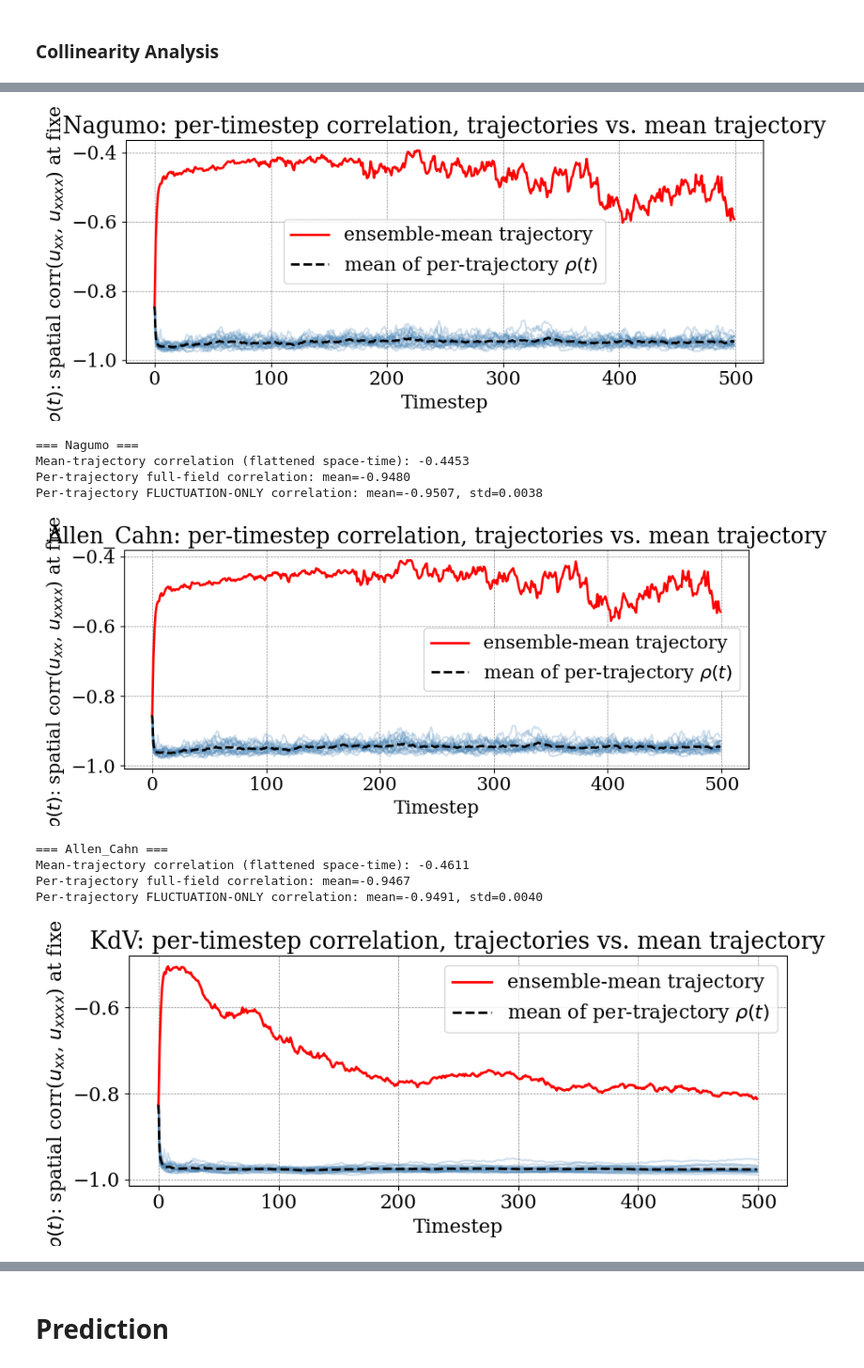
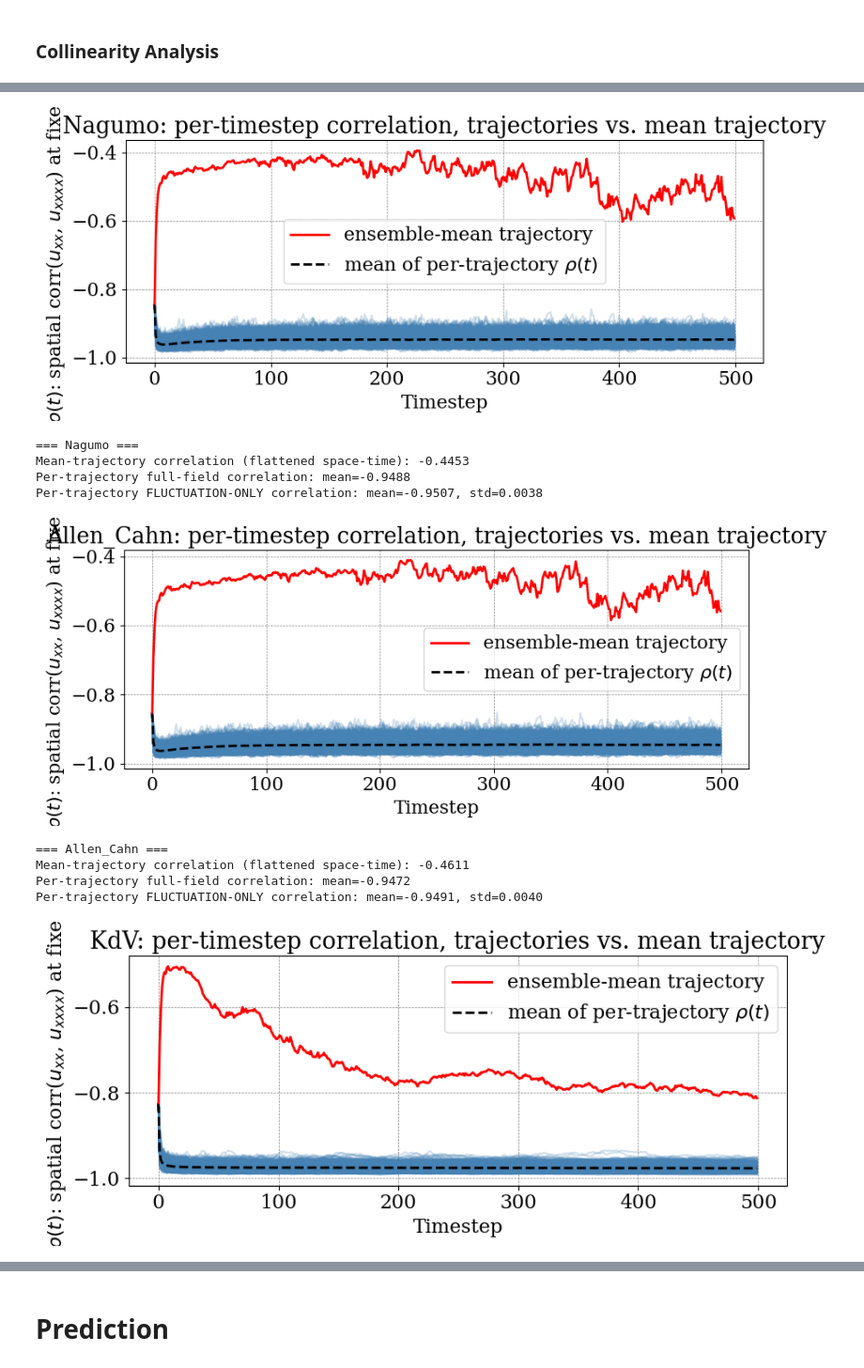
Before and after one commit to rogoson/Stochastic-PDE-Discovery, a Jupyter notebook: MasterNotebook.ipynb, the cells around one changed output, grey strips where cells are left out. Shown at 94% size. Saved outputs shown, nothing was run; the diff lists cells and outputs as text; code cells hidden in the pictures.

```diff
--- a/MasterNotebook.ipynb
+++ b/MasterNotebook.ipynb
@@ -20,7 +20,7 @@ DRIFT = True
 DIFFUSION = True
 
 MATCHED_SIZE = True
-LIMIT_DERIVATIVES = False
+LIMIT_DERIVATIVES = True
 LIMIT_POLYNOMIALS = True
 
 RANDOM_INITIAL_CONDITIONS = True
@@ -101,0 +93,30 @@ for key, value in experimentKeys.items():
+# %%
+indices = [451, 745]
+
+for index in indices:
+    colors = {'Heat': 'steelblue', 'Nagumo': 'darkorange', 'Allen_Cahn': 'green', 'KdV': 'purple'}
+    fig, axes = plt.subplots(1, len([k for k, v in experimentKeys.items() if v]), figsize=(5 * sum(experimentKeys.values()), 4))
+    axes = np.atleast_1d(axes)
+    for ax, key in zip(axes, [k for k, v in experimentKeys.items() if v]):
+        U = np.load(f'data/{key}_dx_{spacePoints}m_{timeSteps}t.npy')
+
+        normalised_vals = []
+        # for s in range(U.shape[2]):
+        u_traj = U[:, :-1, index]
+        umin, umax = u_traj.min(), u_traj.max()
+        if not np.isclose(umin, umax):
+            u_scaled = 2 * (u_traj - umin) / (umax - umin) - 1
+            normalised_vals.append(u_scaled.flatten())
+
+        normalised_vals = np.concatenate(normalised_vals)
+        ax.hist(normalised_vals, bins=100, color=colors[key], alpha=0.8, density=True)
+        ax.set_title(key.replace('_', ' '), fontweight='bold')
+        ax.set_xlabel('Normalised u value')
+        ax.set_ylabel('Density')
+        ax.set_xlim(-1, 1)
+        ax.grid(color='gray', linestyle='--', linewidth=0.5)
+
+    plt.suptitle('Distribution of per-trajectory $\\tilde{u}$ values. Index: ' + str(index), fontweight='bold')
+    plt.tight_layout()
+    plt.savefig(f'worthwhileImages/u_value_histograms_index_{index}.pdf', dpi=150, bbox_inches='tight')
+    plt.show()
@@ -740,7 +768,7 @@ KdV: smoothness=0.0536, |corr(u_xx, u_xxxx)|=0.7513
 # %%
     # per-trajectory correlation: u_xx vs u_xxxx
     # for each trajectory separately, compute correlation across space and time
-DO_UXX_UXXXX_CORR = False # for now
+DO_UXX_UXXXX_CORR = True # for now
 
 if DO_UXX_UXXXX_CORR:
     for key, value in experimentKeys.items():
@@ -850,7 +900,7 @@ if DO_TEMPORAL_CORR_DIAGNOSTIC:
             return out
 
         # --- Check #1: per-timestep spatial-only correlation rho(t) ---
-        nSampleTrajs = min(20, uFull.shape[2])   # a handful of individual trajectories
+        nSampleTrajs = uFull.shape[2]
         rhoTraj = np.zeros((nSampleTrajs, tSteps))
 
         for sampleIdx in range(nSampleTrajs):
@@ -909,10 +959,9 @@ if DO_TEMPORAL_CORR_DIAGNOSTIC:
         plt.show()
 
         # --- Check #2: demeaned (fluctuation-only) correlation ---
-        nFluctTrajs = min(50, uFull.shape[2])
         fluctCorrs = []
 
-        for sampleIdx in range(nFluctTrajs):
+        for sampleIdx in range(nSampleTrajs):
             fluct = uFull[:, :, sampleIdx] - uMeanTraj  # this trajectory's noise component
 
             uxxFluct = derivPerTimestep(fluct, 2)
@@ -948,14 +997,14 @@ Per-trajectory full-field correlation: mean=-0.9481
 Per-trajectory FLUCTUATION-ONLY correlation: mean=-0.9508, std=0.0037
-[figure, old version]
+[figure, new version]
 === Nagumo ===
 Mean-trajectory correlation (flattened space-time): -0.4453
-Per-trajectory full-field correlation: mean=-0.9480
+Per-trajectory full-field correlation: mean=-0.9488
 Per-trajectory FLUCTUATION-ONLY correlation: mean=-0.9507, std=0.0038
-[figure, old version]
+[figure, new version]
 === Allen_Cahn ===
 Mean-trajectory correlation (flattened space-time): -0.4611
-Per-trajectory full-field correlation: mean=-0.9467
+Per-trajectory full-field correlation: mean=-0.9472
 Per-trajectory FLUCTUATION-ONLY correlation: mean=-0.9491, std=0.0040
-[figure, old version]
+[figure, new version]
 === KdV ===
 Mean-trajectory correlation (flattened space-time): -0.7513
```
Also changed, not shown: parts of 11 cells of this notebook, 11 other files.
